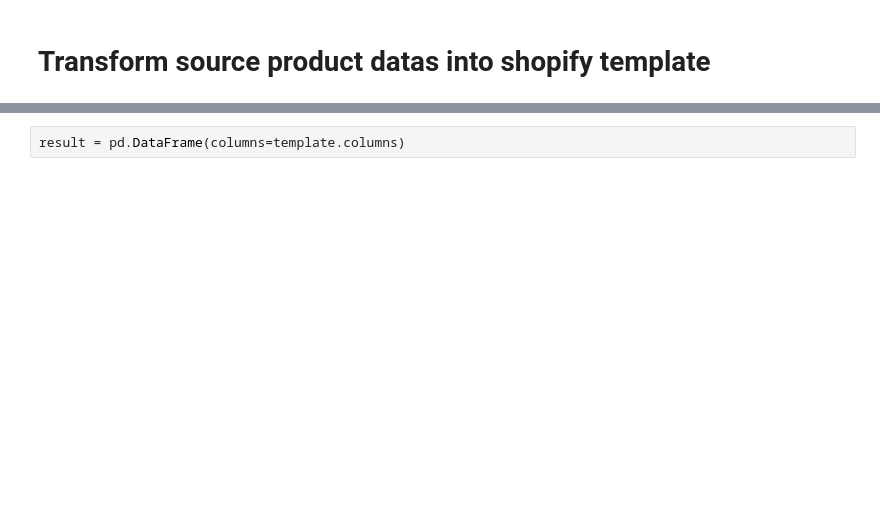
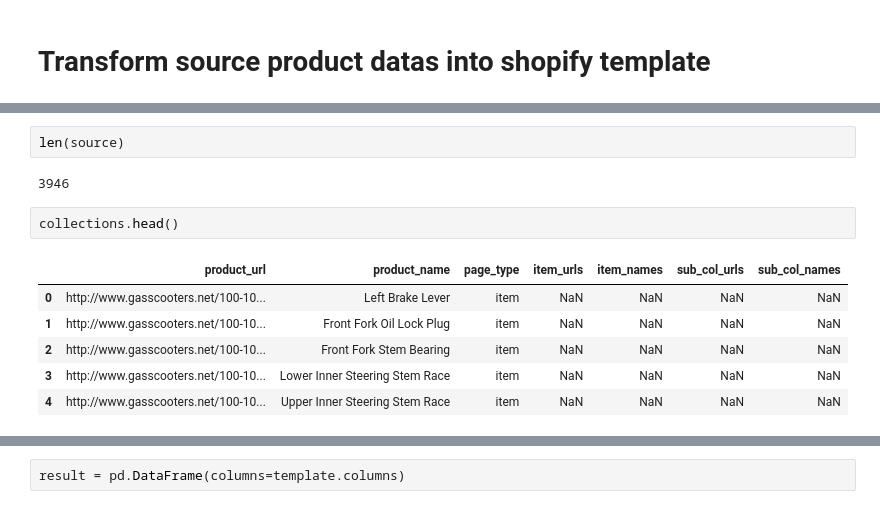
Before and after one commit to HaritsAcheiz/gasscooters, a Jupyter notebook: gasscooter_to_shopify.ipynb, the cells around one changed output, grey strips where cells are left out. Saved outputs shown, nothing was run; the diff lists cells and outputs as text; blank space fills up the shorter version.

```diff
--- a/gasscooter_to_shopify.ipynb
+++ b/gasscooter_to_shopify.ipynb
@@ -186,0 +323,13 @@ trendtime_prod = source[source['supplier'] != 'Sections']
+# %%
+len(source)
+# %% [output]
+3946
+# %%
+collections.head()
+# %% [output]
+|  | product_url | product_name | page_type | item_urls | item_names | sub_col_urls | sub_col_names |
+| 0 | http://www.gasscooters.net/100-10... | Left Brake Lever | item | NaN | NaN | NaN | NaN |
+| 1 | http://www.gasscooters.net/100-10... | Front Fork Oil Lock Plug | item | NaN | NaN | NaN | NaN |
+| 2 | http://www.gasscooters.net/100-10... | Front Fork Stem Bearing | item | NaN | NaN | NaN | NaN |
+| 3 | http://www.gasscooters.net/100-10... | Lower Inner Steering Stem Race | item | NaN | NaN | NaN | NaN |
+| 4 | http://www.gasscooters.net/100-10... | Upper Inner Steering Stem Race | item | NaN | NaN | NaN | NaN |
```
Also changed, not shown: parts of 137 cells of this notebook, 4 other files.
